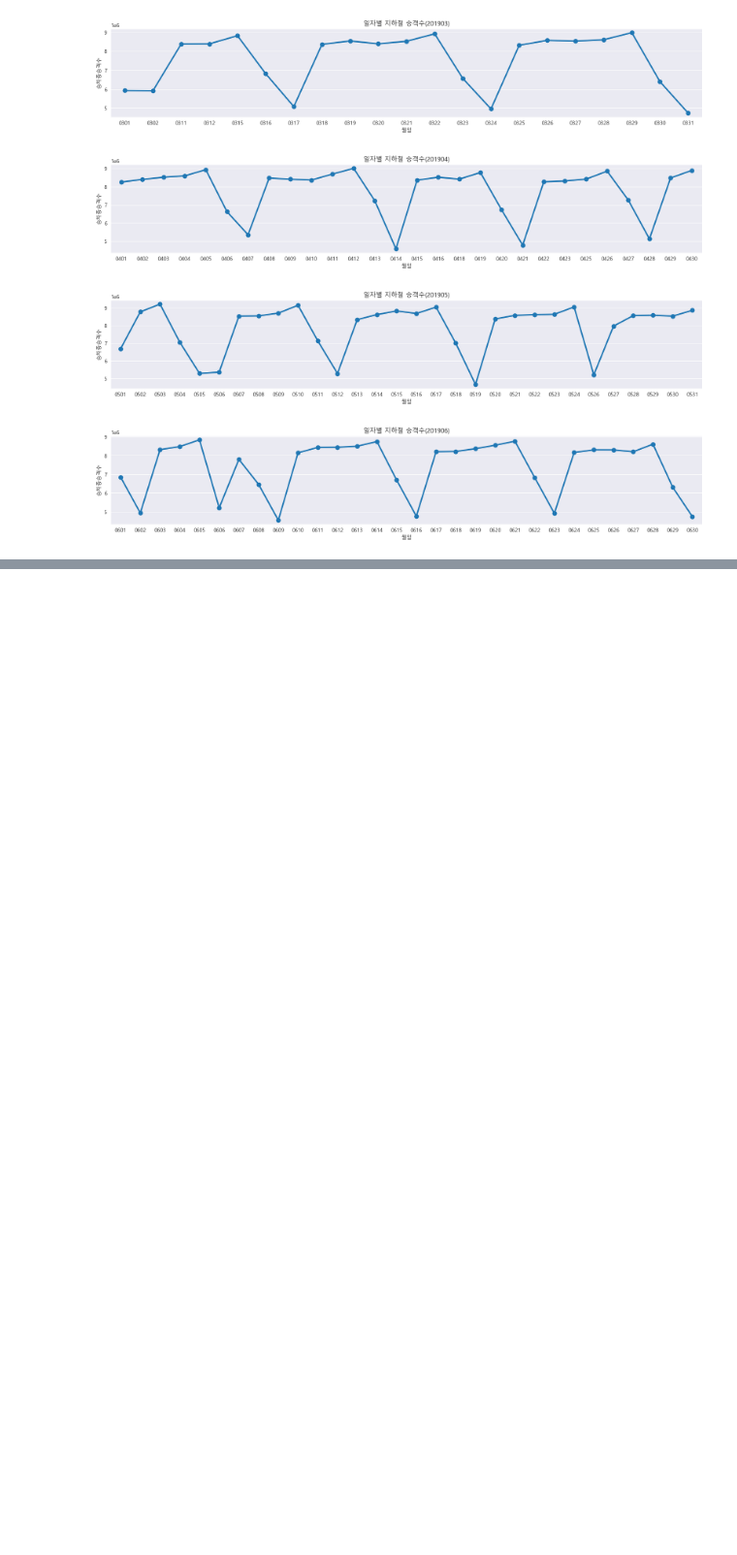
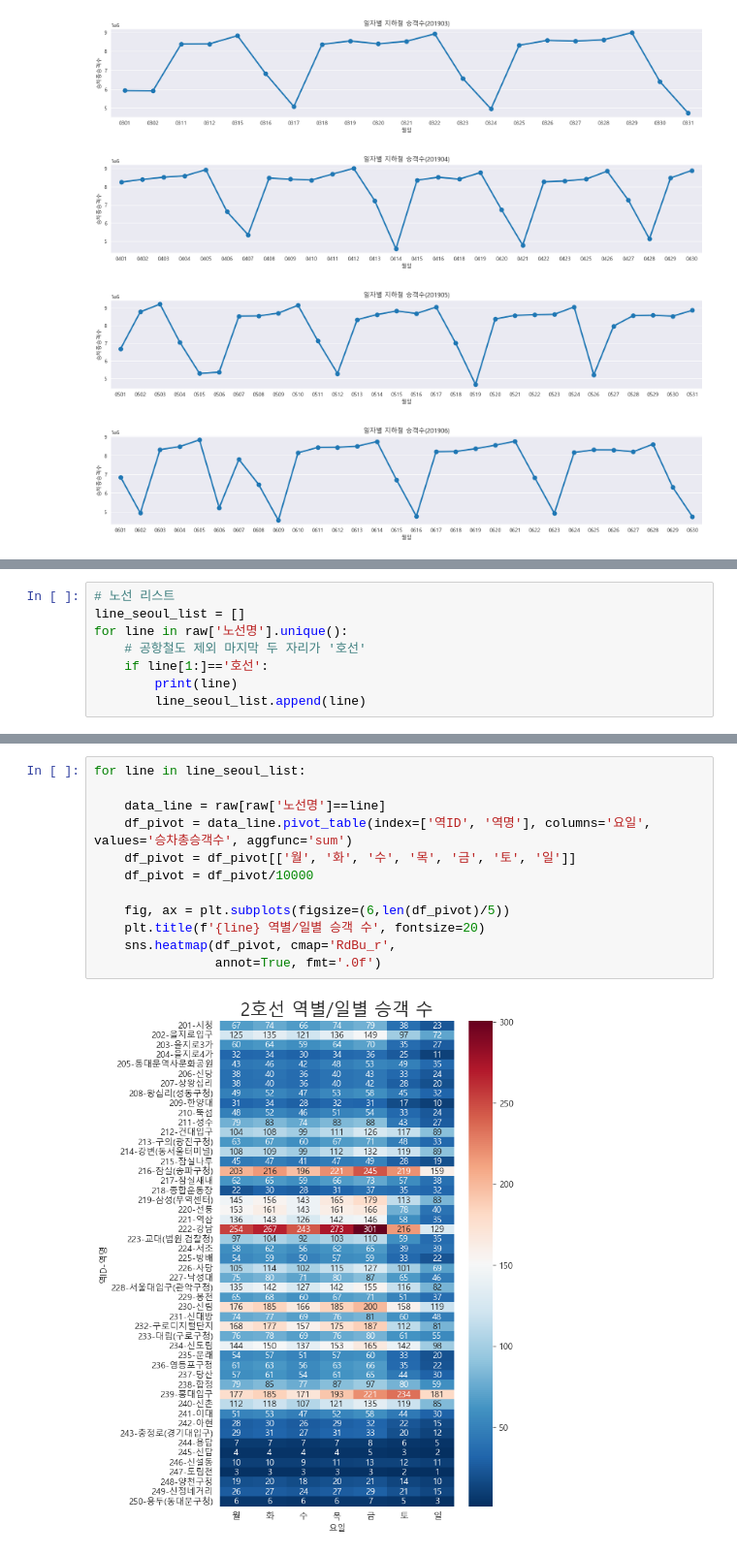
Before and after one commit to flyingdotori/LS_ML, a Jupyter notebook: Section5_Subway.ipynb, the cells around one changed output, grey strips where cells are left out. Shown at 97% size. Cells and saved outputs as stored; diff of their text form; blank space fills up the shorter version.

```diff
--- a/Section5_Subway.ipynb
+++ b/Section5_Subway.ipynb
@@ -431,0 +523,8 @@ for yearmonth in raw['연월'].unique():
+# %%
+# 노선 리스트
+line_seoul_list = []
+for line in raw['노선명'].unique():
+    # 공항철도 제외 마지막 두 자리가 '호선'
+    if line[1:]=='호선':
+        print(line)
+        line_seoul_list.append(line)
@@ -431,0 +541,14 @@ for yearmonth in raw['연월'].unique():
+# %%
+for line in line_seoul_list:
+
+    data_line = raw[raw['노선명']==line]
+    df_pivot = data_line.pivot_table(index=['역ID', '역명'], columns='요일', values='승차총승객수', aggfunc='sum')
+    df_pivot = df_pivot[['월', '화', '수', '목', '금', '토', '일']]
+    df_pivot = df_pivot/10000
+
+    fig, ax = plt.subplots(figsize=(6,len(df_pivot)/5))
+    plt.title(f'{line} 역별/일별 승객 수', fontsize=20)
+    sns.heatmap(df_pivot, cmap='RdBu_r',
+                annot=True, fmt='.0f')
+# %% [output]
+[figure, added]
```
Also changed, not shown: parts of 11 cells of this notebook.
